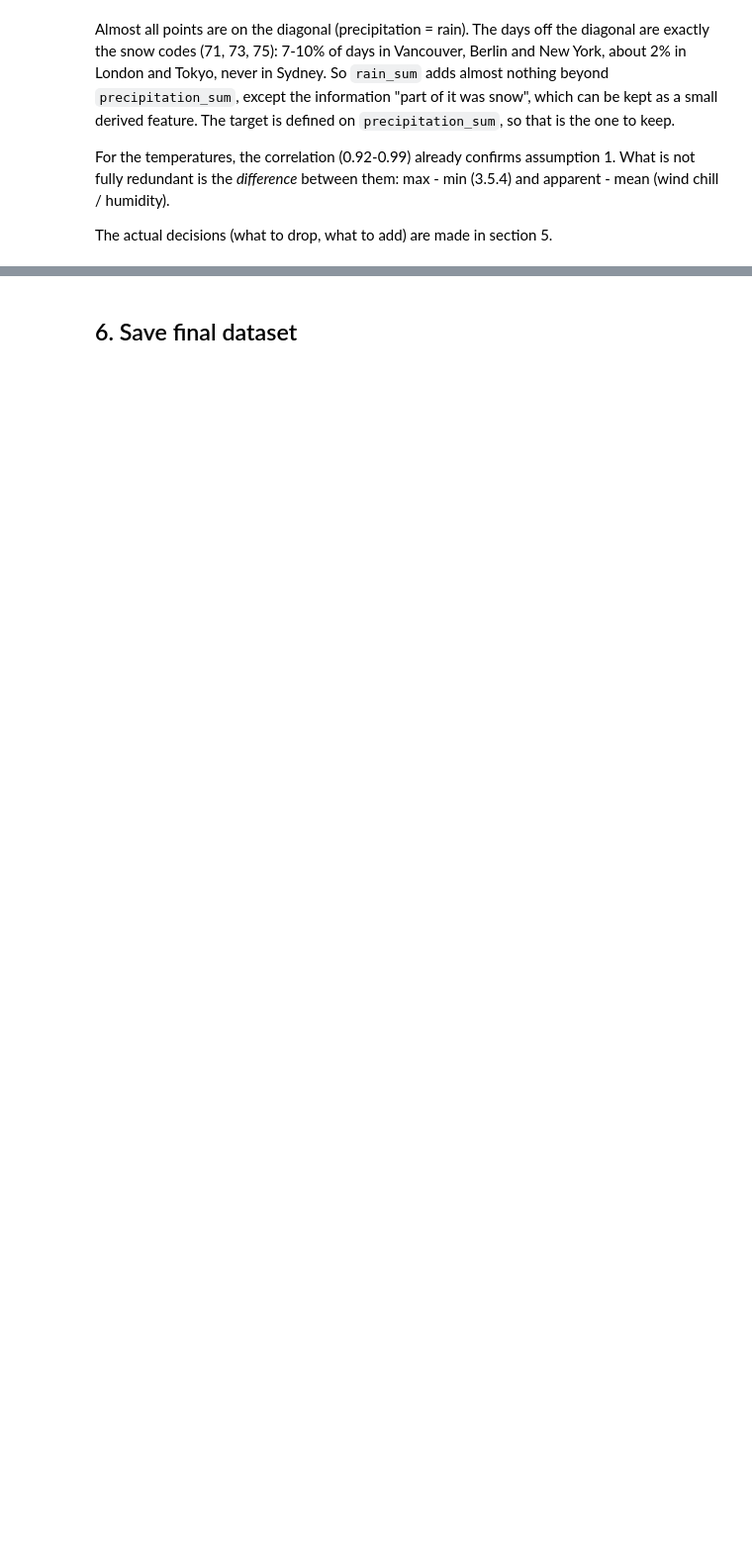
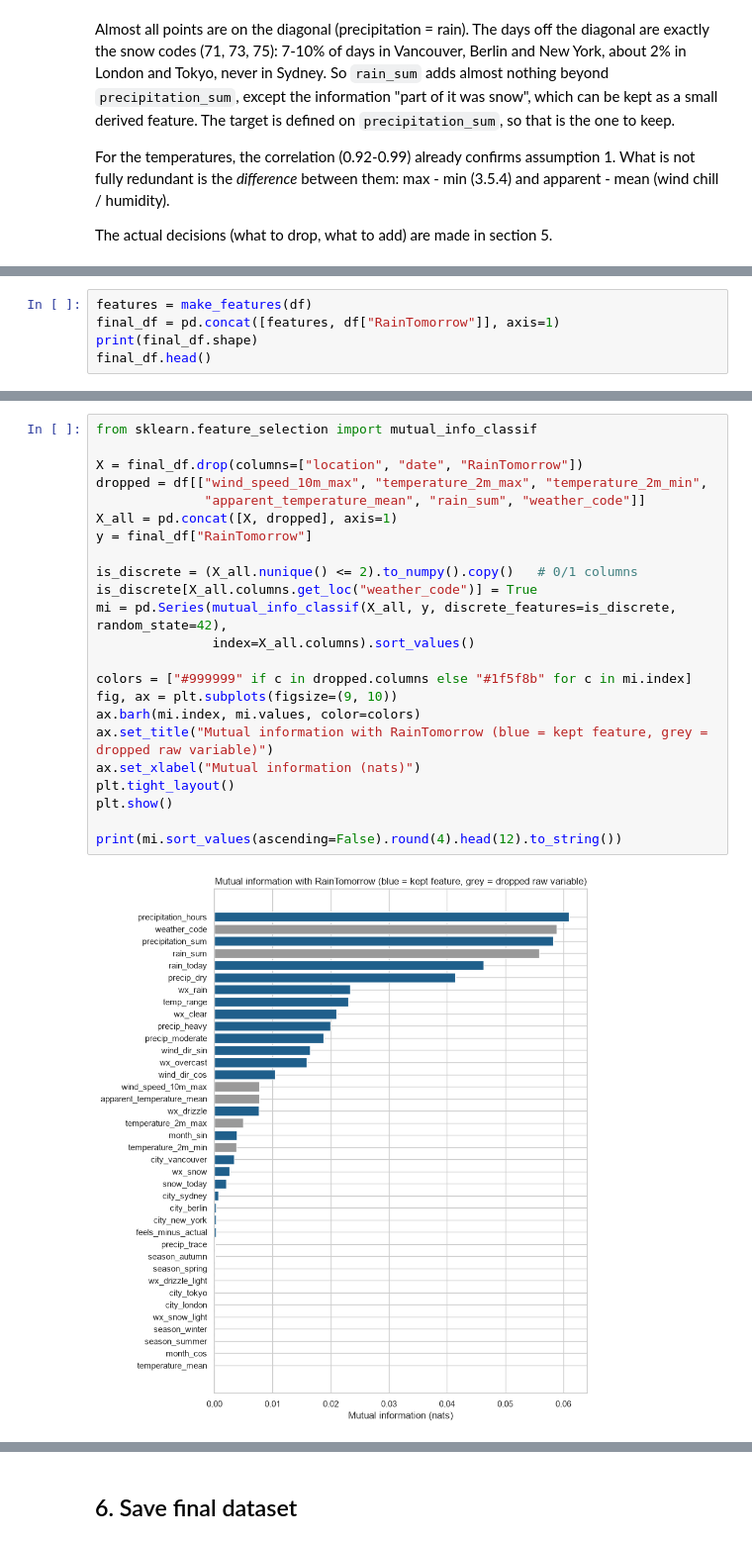
Before and after one commit to talohayon14/ml_project_58, a Jupyter notebook: dataset_creation.ipynb, the cells around one changed output, grey strips where cells are left out. Shown at 99% size. Saved outputs shown, nothing was run; the diff lists cells and outputs as text; blank space fills up the shorter version.

```diff
--- a/dataset_creation.ipynb
+++ b/dataset_creation.ipynb
@@ -675,0 +1118,5 @@ TODO
+# %%
+features = make_features(df)
+final_df = pd.concat([features, df["RainTomorrow"]], axis=1)
+print(final_df.shape)
+final_df.head()
@@ -675,0 +1185,25 @@ TODO
+# %%
+from sklearn.feature_selection import mutual_info_classif
+
+X = final_df.drop(columns=["location", "date", "RainTomorrow"])
+dropped = df[["wind_speed_10m_max", "temperature_2m_max", "temperature_2m_min",
+              "apparent_temperature_mean", "rain_sum", "weather_code"]]
+X_all = pd.concat([X, dropped], axis=1)
+y = final_df["RainTomorrow"]
+
+is_discrete = (X_all.nunique() <= 2).to_numpy().copy()   # 0/1 columns
+is_discrete[X_all.columns.get_loc("weather_code")] = True
+mi = pd.Series(mutual_info_classif(X_all, y, discrete_features=is_discrete, random_state=42),
+               index=X_all.columns).sort_values()
+
+colors = ["#999999" if c in dropped.columns else "#1f5f8b" for c in mi.index]
+fig, ax = plt.subplots(figsize=(9, 10))
+ax.barh(mi.index, mi.values, color=colors)
+ax.set_title("Mutual information with RainTomorrow (blue = kept feature, grey = dropped raw variable)")
+ax.set_xlabel("Mutual information (nats)")
+plt.tight_layout()
+plt.show()
+
+print(mi.sort_values(ascending=False).round(4).head(12).to_string())
+# %% [output]
+[figure, added]
```
Also changed, not shown: parts of 38 cells of this notebook, 2 other files.
